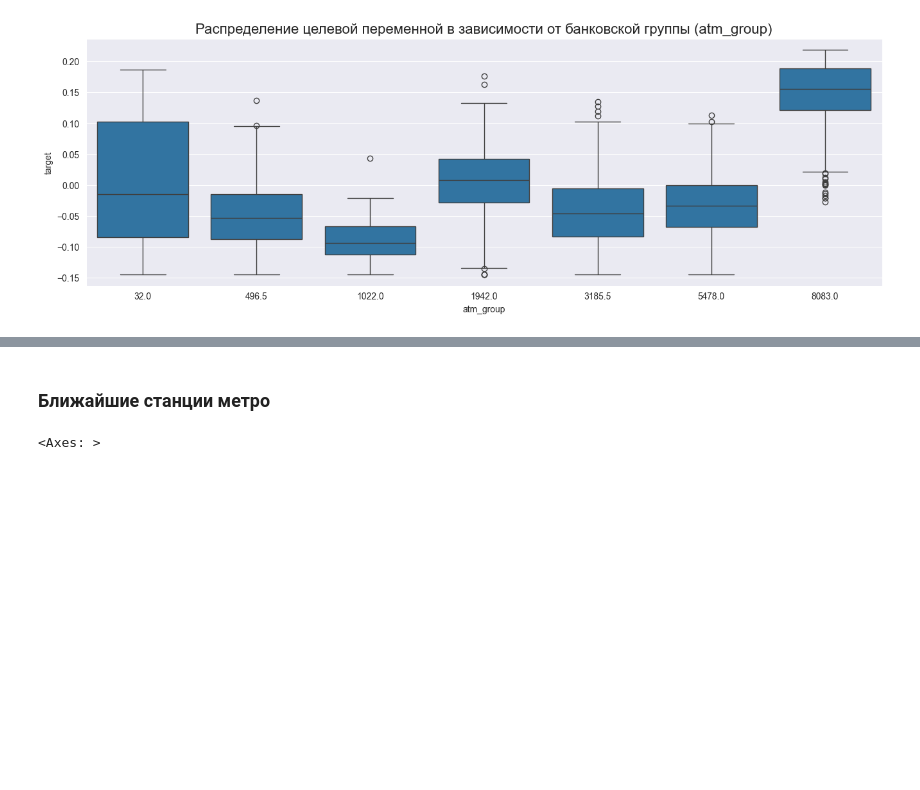
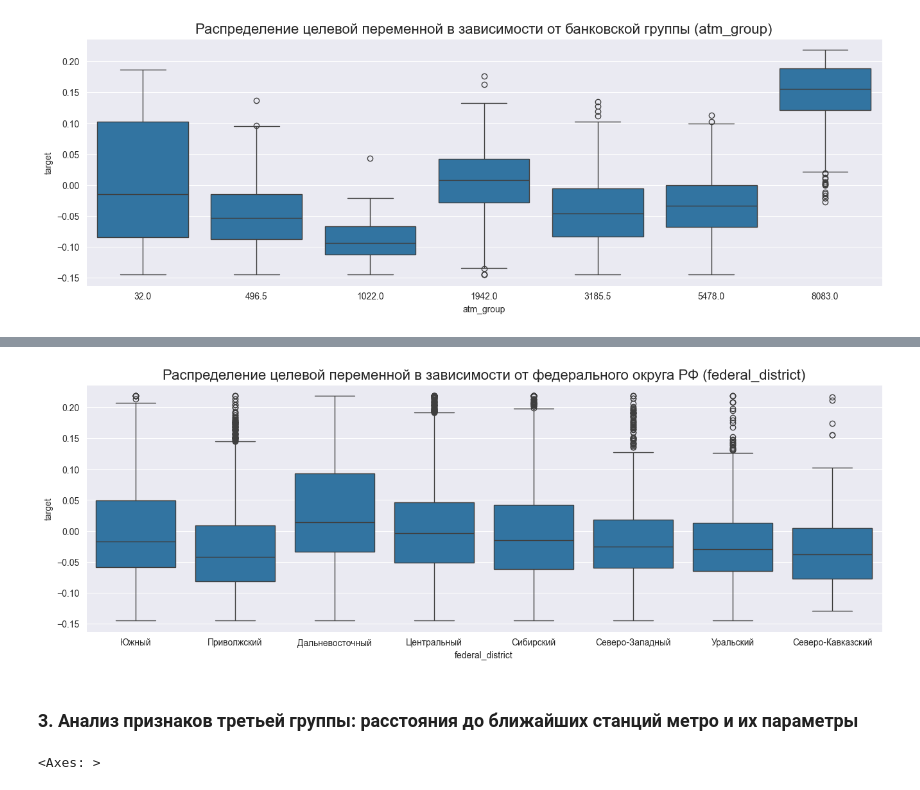
Before and after one commit to SeVlVershinin/atm-project, a Jupyter notebook: eda/eda.ipynb, the cells around one changed output, grey strips where cells are left out. Saved outputs shown, nothing was run; the diff lists cells and outputs as text; code cells hidden in the pictures; blank space fills up the shorter version.

```diff
--- a/eda/eda.ipynb
+++ b/eda/eda.ipynb
@@ -223,5 +253,14 @@ plt.show()
+# %%
+plt.figure(figsize= (16, 5))
+plt.grid(True)
+sns.boxplot(data=df, x='federal_district', y= "target")
+
+plt.title("Распределение целевой переменной в зависимости от федерального округа РФ (federal_district)", fontdict= {'fontsize': 16})
+plt.show()
+# %% [output]
+[figure, added]
 # %% [markdown]
-### Ближайшие станции метро
+### 3. Анализ признаков третьей группы: расстояния до ближайших станций метро и их параметры
 # %%
 gr3_col_list = ['nearest_metro_distance',
      'metro_distance_1',
```
Also changed, not shown: parts of 5 cells of this notebook.
